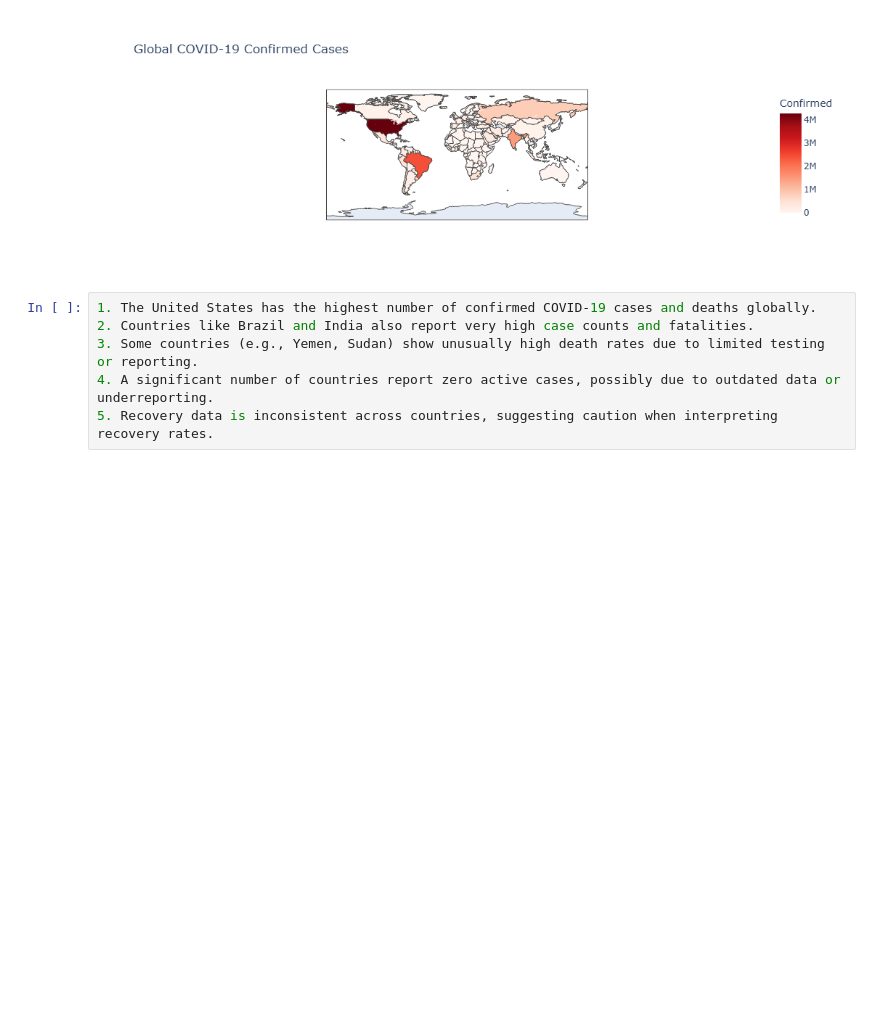
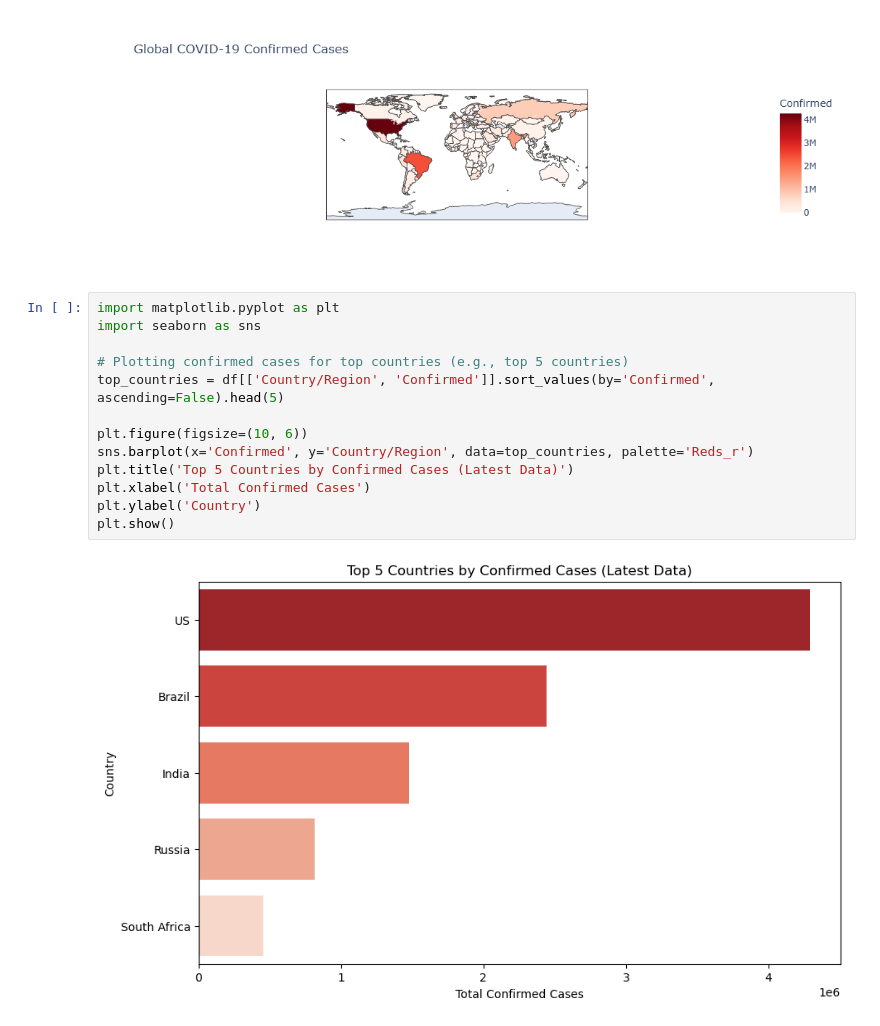
Before and after one commit to khutso-student/week-8-python-final-project, a Jupyter notebook: analysis.ipynb, the cells around one changed output. Cells and saved outputs as stored; diff of their text form; blank space fills up the shorter version.

```diff
--- a/analysis.ipynb
+++ b/analysis.ipynb
@@ -173,8 +173,17 @@ fig.show()
 [interactive output not drawn]
 [figure]
 # %%
-1. The United States has the highest number of confirmed COVID-19 cases and deaths globally.
-2. Countries like Brazil and India also report very high case counts and fatalities.
-3. Some countries (e.g., Yemen, Sudan) show unusually high death rates due to limited testing or reporting.
-4. A significant number of countries report zero active cases, possibly due to outdated data or underreporting.
-5. Recovery data is inconsistent across countries, suggesting caution when interpreting recovery rates.
+import matplotlib.pyplot as plt
+import seaborn as sns
+
+# Plotting confirmed cases for top countries (e.g., top 5 countries)
+top_countries = df[['Country/Region', 'Confirmed']].sort_values(by='Confirmed', ascending=False).head(5)
+
+plt.figure(figsize=(10, 6))
+sns.barplot(x='Confirmed', y='Country/Region', data=top_countries, palette='Reds_r')
+plt.title('Top 5 Countries by Confirmed Cases (Latest Data)')
+plt.xlabel('Total Confirmed Cases')
+plt.ylabel('Country')
+plt.show()
+# %% [output]
+[figure, added]
```
Also changed, not shown: parts of 1 cell of this notebook.
